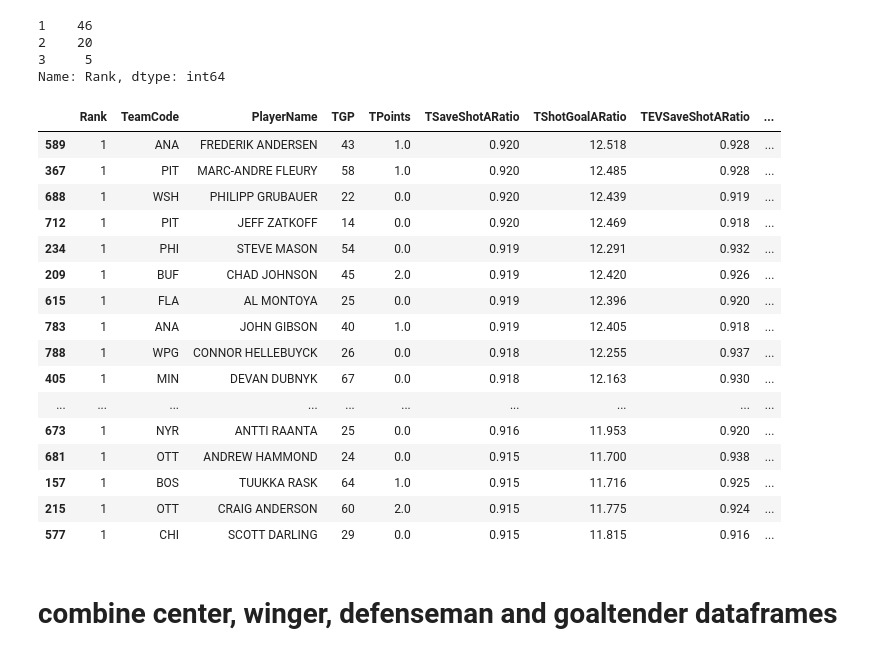
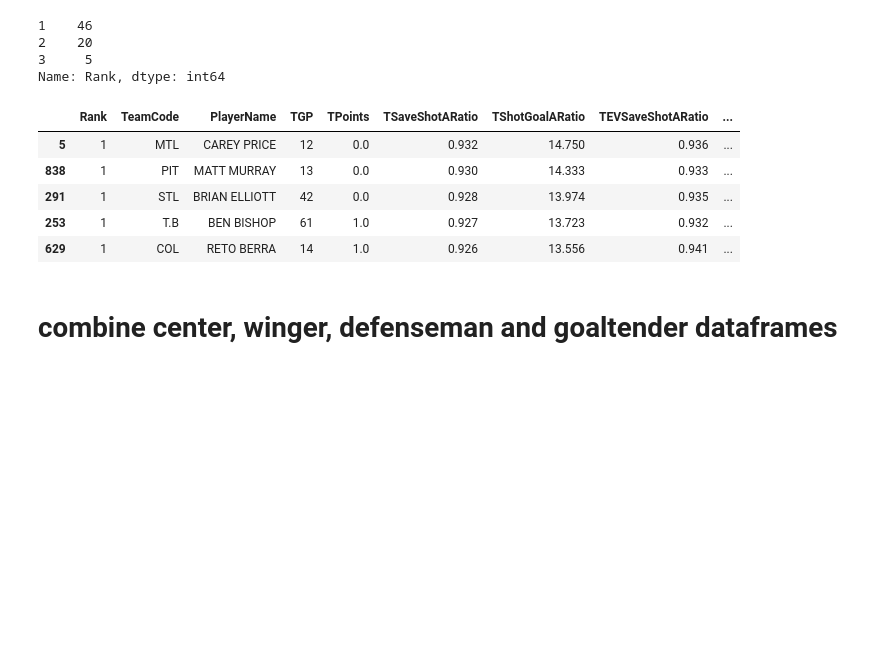
Before and after one commit to stephtselios/nhl_roster_design, a Jupyter notebook: clusters/cluster_analysis_2015.ipynb, the cells around one changed output. Cells and saved outputs as stored; diff of their text form; code cells hidden in the pictures; blank space fills up the shorter version.

```diff
--- a/clusters/cluster_analysis_2015.ipynb
+++ b/clusters/cluster_analysis_2015.ipynb
@@ -730,9 +721,9 @@ cluster_range = range( 1, 11 )
 cluster_errors = []
 
 for num_clusters in cluster_range:
-  clusters = KMeans( num_clusters )
-  clusters.fit( d_scaled )
-  cluster_errors.append( clusters.inertia_ )
+  clusters = KMeans(num_clusters, init='k-means++', max_iter=1000, random_state=1000)
+  clusters.fit(d_scaled)
+  cluster_errors.append(clusters.inertia_)
 # %%
 clusters_dwd = pd.DataFrame( { "num_clusters":cluster_range, "cluster_errors": cluster_errors } )
 clusters_dwd[0:10]
@@ -1045,9 +1035,9 @@ cluster_range = range( 1, 11 )
 cluster_errors = []
 
 for num_clusters in cluster_range:
-  clusters = KMeans( num_clusters )
-  clusters.fit( g_scaled )
-  cluster_errors.append( clusters.inertia_ )
+  clusters = KMeans(num_clusters, init='k-means++', max_iter=10000, random_state=100)
+  clusters.fit(g_scaled)
+  cluster_errors.append(clusters.inertia_)
 # %%
 clusters_dglt = pd.DataFrame( { "num_clusters":cluster_range, "cluster_errors": cluster_errors } )
 clusters_dglt[0:10]
@@ -1201,7 +1191,7 @@ This indicates that the most natural cluster size were within this range. From a
 - Average
 - Bottom
 # %%
-kmeans = KMeans(n_clusters=3)
+kmeans = KMeans(n_clusters=3, init='k-means++', max_iter=1000, random_state=100)
 kmeans.fit(g_scaled)
 
 clusters_dglt = pd.DataFrame(kmeans.cluster_centers_,
@@ -1240,7 +1230,7 @@ The next step is to rank players based on clusters:
 # %% [markdown]
 display the number of players per rank
 # %%
-dglt['Rank'] = dglt.apply(lambda x: 1 if (x['cluster'] == 0) else 2 if (x['cluster'] == 1) else 3, axis=1)
+dglt['Rank'] = dglt.apply(lambda x: 1 if (x['cluster'] == 1) else 2 if (x['cluster'] == 2) else 3, axis=1)
 dglt = dglt.sort_values(['TSaves'], ascending=[False])
 dglt['Rank'].value_counts()
 # %% [output]
@@ -1251,27 +1241,16 @@ Name: Rank, dtype: int64
 # %%
 g2 = dglt.copy()
 g2 = g2[['Rank', 'TeamCode', 'PlayerName', 'TGP', 'TPoints', 'TSaveShotARatio', 'TShotGoalARatio', 'TEVSaveShotARatio', 'TEVShotGoalARatio',  'TSaves', 'TGoalsA', 'TShotsA', 'TOISaves', 'TOIGoalsA', 'TOIShotsA', 'TPoints', 'TOIPoints']]
 g2 = g2[g2['Rank'] == 1]
 g2 = g2.sort_values(['TSaveShotARatio', 'TEVShotGoalARatio'], ascending=[False, False])
-g2.tail(25)
+g2.head()
 # %% [output]
 |  | Rank | TeamCode | PlayerName | TGP | TPoints | TSaveShotARatio | TShotGoalARatio | TEVSaveShotARatio | ... |
-| 589 | 1 | ANA | FREDERIK ANDERSEN | 43 | 1.0 | 0.920 | 12.518 | 0.928 | ... |
-| 367 | 1 | PIT | MARC-ANDRE FLEURY | 58 | 1.0 | 0.920 | 12.485 | 0.928 | ... |
-| 688 | 1 | WSH | PHILIPP GRUBAUER | 22 | 0.0 | 0.920 | 12.439 | 0.919 | ... |
-| 712 | 1 | PIT | JEFF ZATKOFF | 14 | 0.0 | 0.920 | 12.469 | 0.918 | ... |
-| 234 | 1 | PHI | STEVE MASON | 54 | 0.0 | 0.919 | 12.291 | 0.932 | ... |
-| 209 | 1 | BUF | CHAD JOHNSON | 45 | 2.0 | 0.919 | 12.420 | 0.926 | ... |
-| 615 | 1 | FLA | AL MONTOYA | 25 | 0.0 | 0.919 | 12.396 | 0.920 | ... |
-| 783 | 1 | ANA | JOHN GIBSON | 40 | 1.0 | 0.919 | 12.405 | 0.918 | ... |
-| 788 | 1 | WPG | CONNOR HELLEBUYCK | 26 | 0.0 | 0.918 | 12.255 | 0.937 | ... |
-| 405 | 1 | MIN | DEVAN DUBNYK | 67 | 0.0 | 0.918 | 12.163 | 0.930 | ... |
-| ... | ... | ... | ... | ... | ... | ... | ... | ... | ... |
-| 673 | 1 | NYR | ANTTI RAANTA | 25 | 0.0 | 0.916 | 11.953 | 0.920 | ... |
-| 681 | 1 | OTT | ANDREW HAMMOND | 24 | 0.0 | 0.915 | 11.700 | 0.938 | ... |
-| 157 | 1 | BOS | TUUKKA RASK | 64 | 1.0 | 0.915 | 11.716 | 0.925 | ... |
-| 215 | 1 | OTT | CRAIG ANDERSON | 60 | 2.0 | 0.915 | 11.775 | 0.924 | ... |
-| 577 | 1 | CHI | SCOTT DARLING | 29 | 0.0 | 0.915 | 11.815 | 0.916 | ... |
+| 5 | 1 | MTL | CAREY PRICE | 12 | 0.0 | 0.932 | 14.750 | 0.936 | ... |
+| 838 | 1 | PIT | MATT MURRAY | 13 | 0.0 | 0.930 | 14.333 | 0.933 | ... |
+| 291 | 1 | STL | BRIAN ELLIOTT | 42 | 0.0 | 0.928 | 13.974 | 0.935 | ... |
+| 253 | 1 | T.B | BEN BISHOP | 61 | 1.0 | 0.927 | 13.723 | 0.932 | ... |
+| 629 | 1 | COL | RETO BERRA | 14 | 1.0 | 0.926 | 13.556 | 0.941 | ... |
 # %% [markdown]
 # combine center, winger, defenseman and goaltender dataframes
 # %%
```
Also changed, not shown: parts of 33 cells of this notebook, 10 other files.
